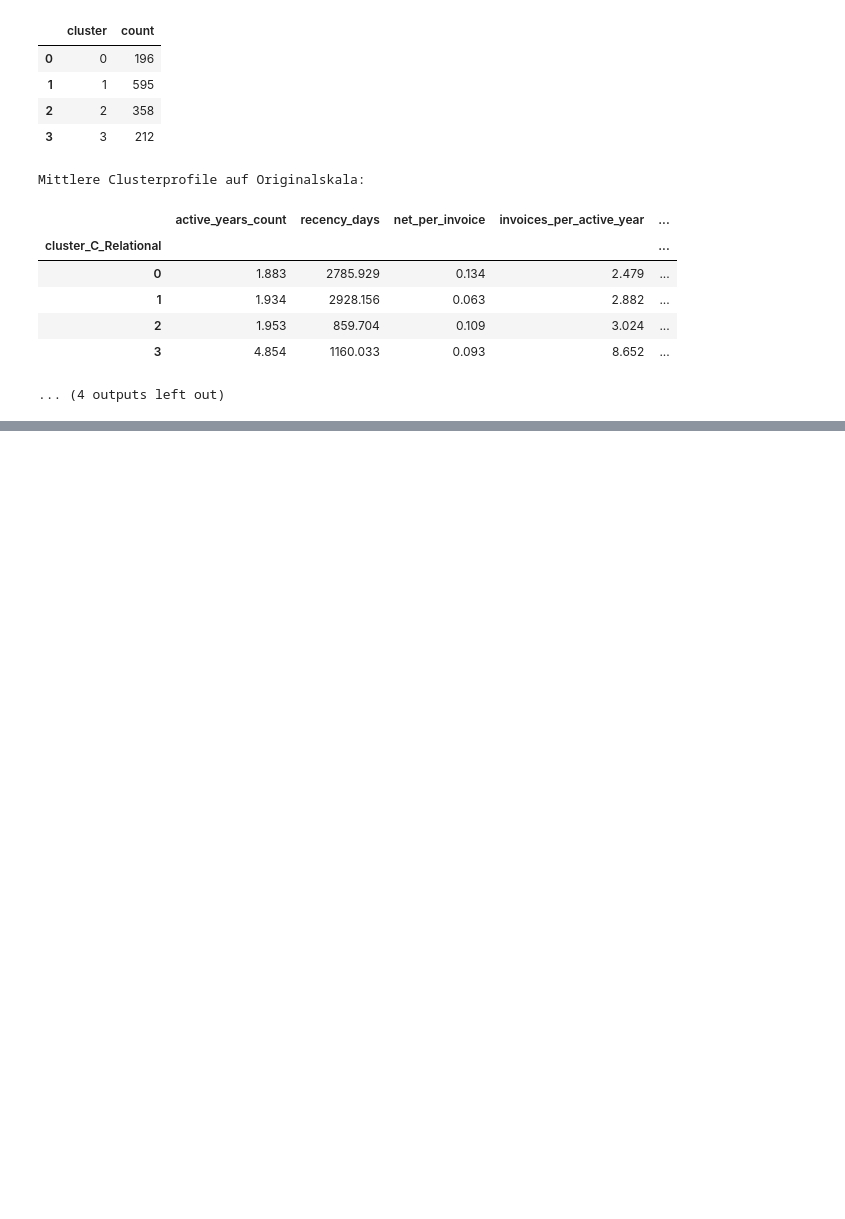
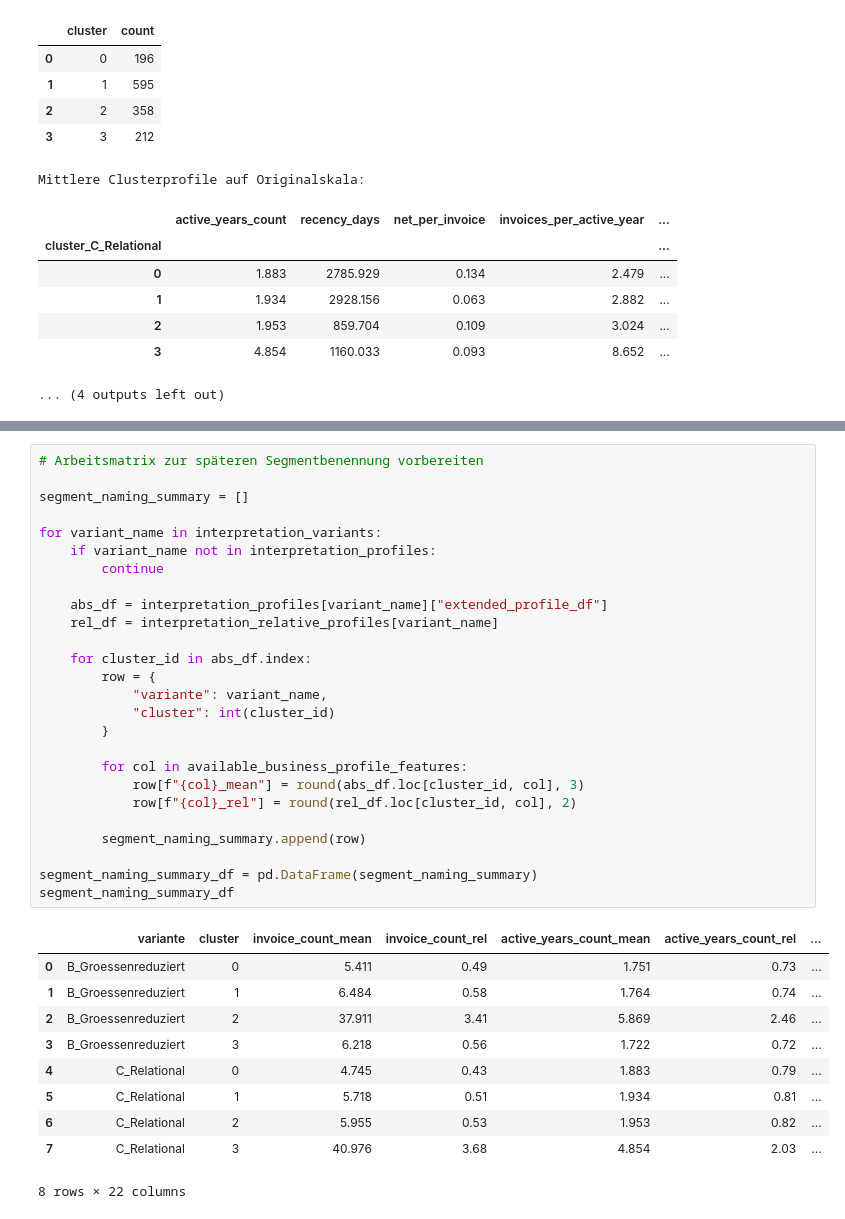
Before and after one commit to jensus-rep/data01-executive-search-analytics, a Jupyter notebook: notebooks/01_data_import_and_debitor_matrix.ipynb, the cells around one changed output, grey strips where cells are left out. Drawn from its saved outputs; the diff is of its cells as text; blank space fills up the shorter version.

Commit message:
Add business-oriented segment interpretation for robust cluster variants

```diff
--- a/notebooks/01_data_import_and_debitor_matrix.ipynb
+++ b/notebooks/01_data_import_and_debitor_matrix.ipynb
@@ -1831,0 +1985,37 @@ Mittlere Clusterprofile auf Originalskala:
+# %%
+# Arbeitsmatrix zur späteren Segmentbenennung vorbereiten
+
+segment_naming_summary = []
+
+for variant_name in interpretation_variants:
+    if variant_name not in interpretation_profiles:
+        continue
+
+    abs_df = interpretation_profiles[variant_name]["extended_profile_df"]
+    rel_df = interpretation_relative_profiles[variant_name]
+
+    for cluster_id in abs_df.index:
+        row = {
+            "variante": variant_name,
+            "cluster": int(cluster_id)
+        }
+
+        for col in available_business_profile_features:
+            row[f"{col}_mean"] = round(abs_df.loc[cluster_id, col], 3)
+            row[f"{col}_rel"] = round(rel_df.loc[cluster_id, col], 2)
+
+        segment_naming_summary.append(row)
+
+segment_naming_summary_df = pd.DataFrame(segment_naming_summary)
+segment_naming_summary_df
+# %% [output]
+|  | variante | cluster | invoice_count_mean | invoice_count_rel | active_years_count_mean | active_years_count_rel | ... |
+| 0 | B_Groessenreduziert | 0 | 5.411 | 0.49 | 1.751 | 0.73 | ... |
+| 1 | B_Groessenreduziert | 1 | 6.484 | 0.58 | 1.764 | 0.74 | ... |
+| 2 | B_Groessenreduziert | 2 | 37.911 | 3.41 | 5.869 | 2.46 | ... |
+| 3 | B_Groessenreduziert | 3 | 6.218 | 0.56 | 1.722 | 0.72 | ... |
+| 4 | C_Relational | 0 | 4.745 | 0.43 | 1.883 | 0.79 | ... |
+| 5 | C_Relational | 1 | 5.718 | 0.51 | 1.934 | 0.81 | ... |
+| 6 | C_Relational | 2 | 5.955 | 0.53 | 1.953 | 0.82 | ... |
+| 7 | C_Relational | 3 | 40.976 | 3.68 | 4.854 | 2.03 | ... |
+8 rows × 22 columns
```
Also changed, not shown: parts of 8 cells of this notebook.
